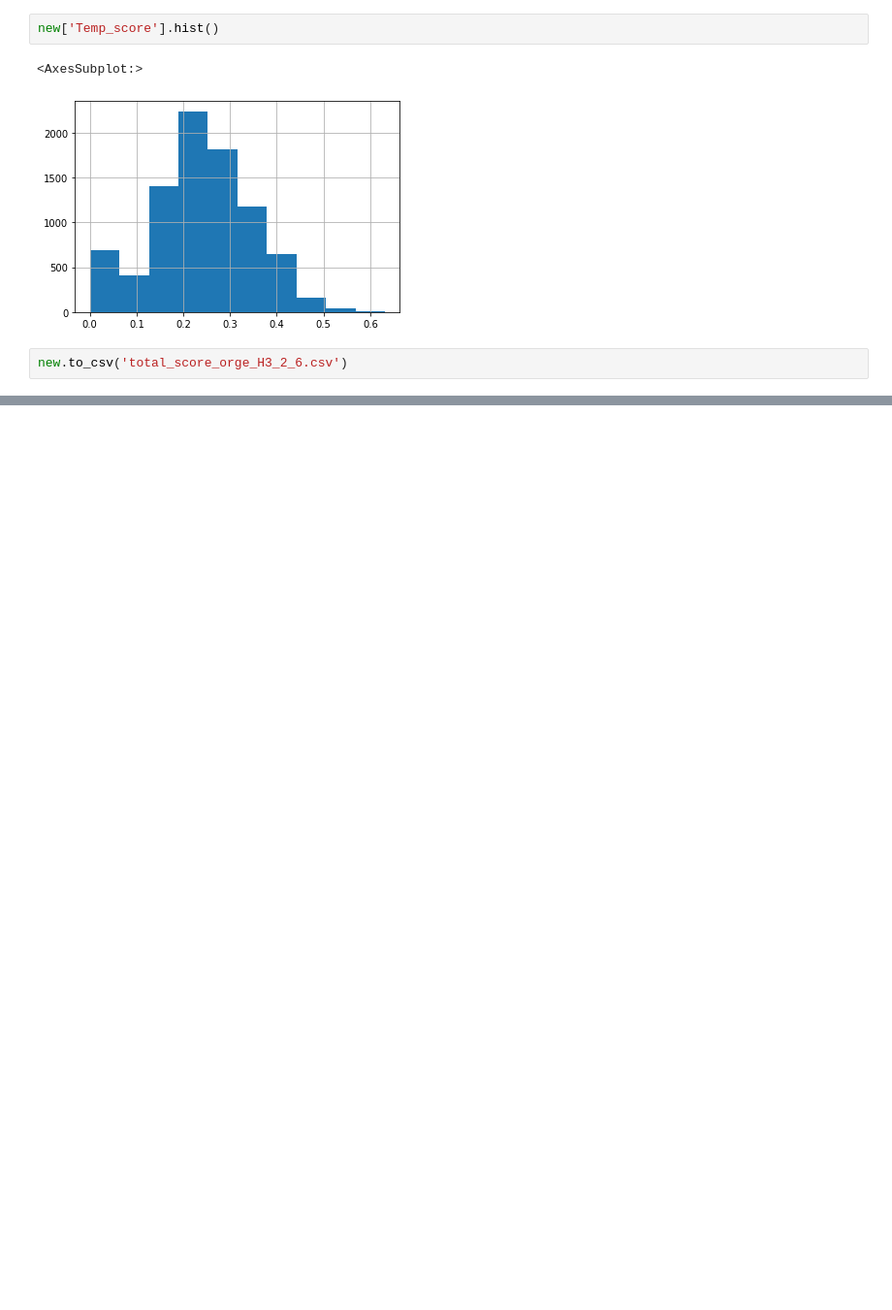
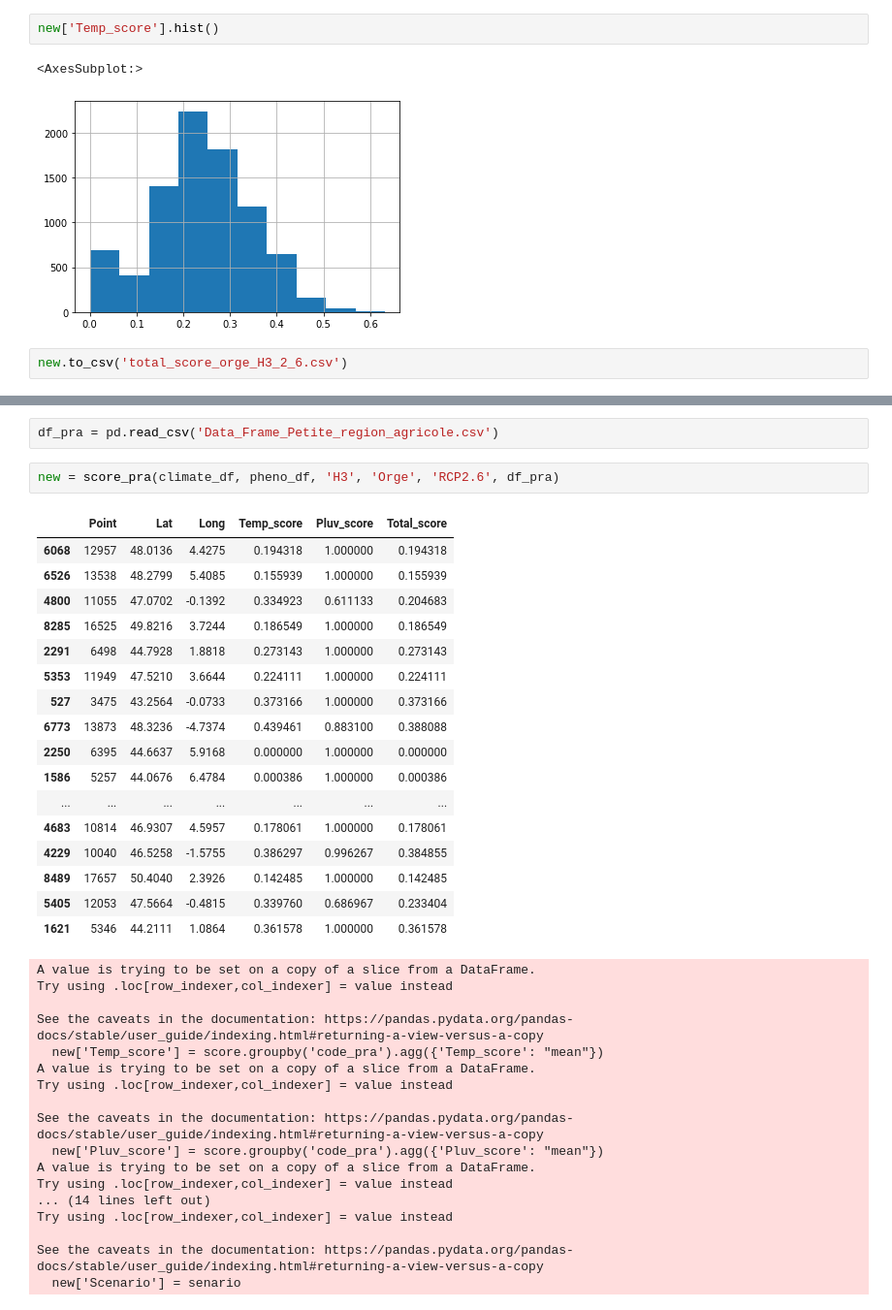
Before and after one commit to owalid/adaptaviz, a Jupyter notebook: score/Scoring Function.ipynb, the cells around one changed output, grey strips where cells are left out. Shown at 97% size. Drawn from its saved outputs; the diff is of its cells as text; blank space fills up the shorter version.

```diff
--- a/score/Scoring Function.ipynb
+++ b/score/Scoring Function.ipynb
@@ -257,0 +261,39 @@ new.to_csv('total_score_orge_H3_2_6.csv')
+# %%
+df_pra = pd.read_csv('Data_Frame_Petite_region_agricole.csv')
+# %%
+new = score_pra(climate_df, pheno_df, 'H3', 'Orge', 'RCP2.6', df_pra)
+# %% [output]
+|  | Point | Lat | Long | Temp_score | Pluv_score | Total_score |
+| 6068 | 12957 | 48.0136 | 4.4275 | 0.194318 | 1.000000 | 0.194318 |
+| 6526 | 13538 | 48.2799 | 5.4085 | 0.155939 | 1.000000 | 0.155939 |
+| 4800 | 11055 | 47.0702 | -0.1392 | 0.334923 | 0.611133 | 0.204683 |
+| 8285 | 16525 | 49.8216 | 3.7244 | 0.186549 | 1.000000 | 0.186549 |
+| 2291 | 6498 | 44.7928 | 1.8818 | 0.273143 | 1.000000 | 0.273143 |
+| 5353 | 11949 | 47.5210 | 3.6644 | 0.224111 | 1.000000 | 0.224111 |
+| 527 | 3475 | 43.2564 | -0.0733 | 0.373166 | 1.000000 | 0.373166 |
+| 6773 | 13873 | 48.3236 | -4.7374 | 0.439461 | 0.883100 | 0.388088 |
+| 2250 | 6395 | 44.6637 | 5.9168 | 0.000000 | 1.000000 | 0.000000 |
+| 1586 | 5257 | 44.0676 | 6.4784 | 0.000386 | 1.000000 | 0.000386 |
+| ... | ... | ... | ... | ... | ... | ... |
+| 4683 | 10814 | 46.9307 | 4.5957 | 0.178061 | 1.000000 | 0.178061 |
+| 4229 | 10040 | 46.5258 | -1.5755 | 0.386297 | 0.996267 | 0.384855 |
+| 8489 | 17657 | 50.4040 | 2.3926 | 0.142485 | 1.000000 | 0.142485 |
+| 5405 | 12053 | 47.5664 | -0.4815 | 0.339760 | 0.686967 | 0.233404 |
+| 1621 | 5346 | 44.2111 | 1.0864 | 0.361578 | 1.000000 | 0.361578 |
+A value is trying to be set on a copy of a slice from a DataFrame.
+Try using .loc[row_indexer,col_indexer] = value instead
+
+See the caveats in the documentation: https://pandas.pydata.org/pandas-docs/stable/user_guide/indexing.html#returning-a-view-versus-a-copy
+  new['Temp_score'] = score.groupby('code_pra').agg({'Temp_score': "mean"})
+A value is trying to be set on a copy of a slice from a DataFrame.
+Try using .loc[row_indexer,col_indexer] = value instead
+
+See the caveats in the documentation: https://pandas.pydata.org/pandas-docs/stable/user_guide/indexing.html#returning-a-view-versus-a-copy
+  new['Pluv_score'] = score.groupby('code_pra').agg({'Pluv_score': "mean"})
+A value is trying to be set on a copy of a slice from a DataFrame.
+Try using .loc[row_indexer,col_indexer] = value instead
+... (14 lines left out)
+Try using .loc[row_indexer,col_indexer] = value instead
+
+See the caveats in the documentation: https://pandas.pydata.org/pandas-docs/stable/user_guide/indexing.html#returning-a-view-versus-a-copy
+  new['Scenario'] = senario
```
Also changed, not shown: parts of 7 cells of this notebook, 3 other files.
